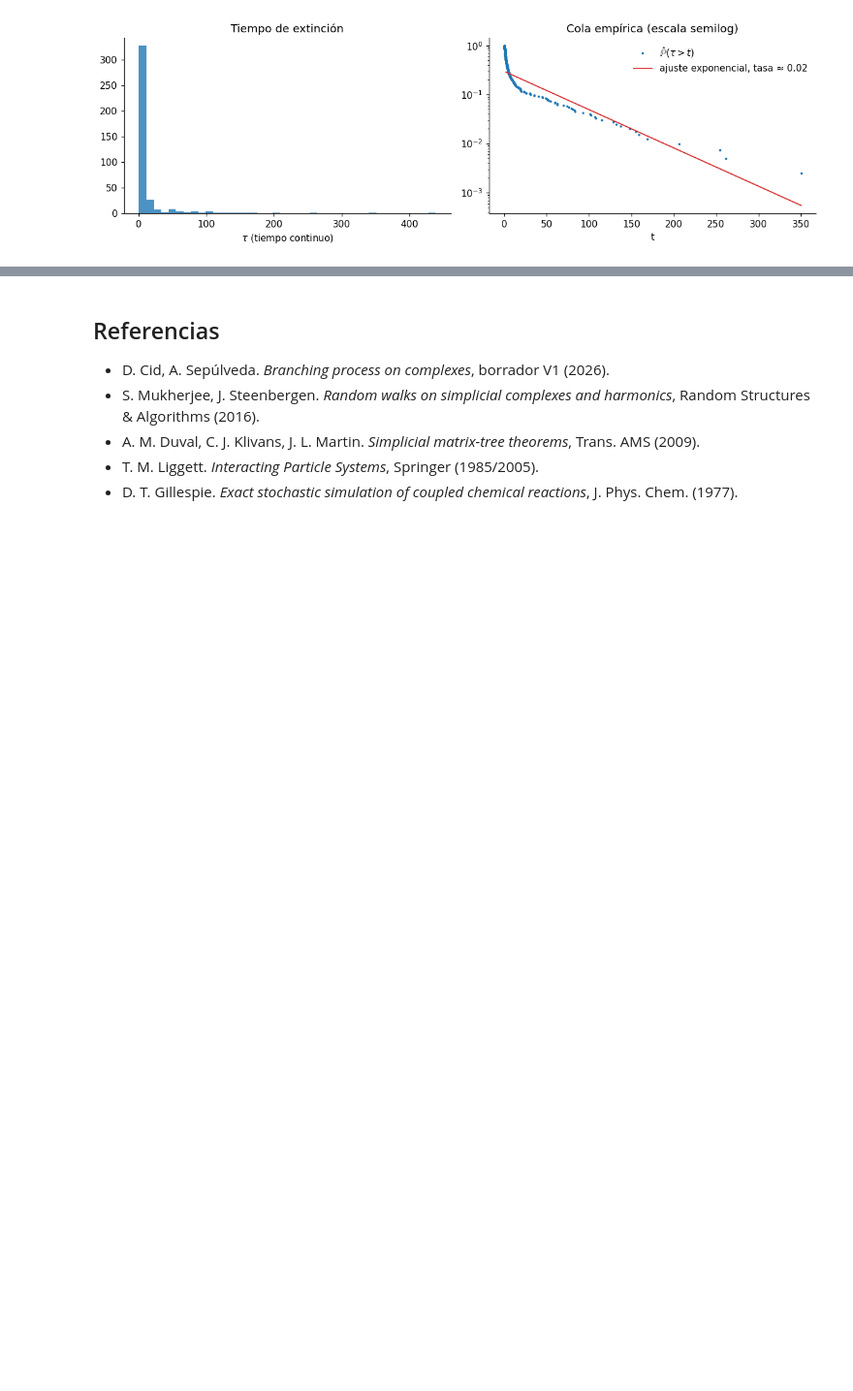
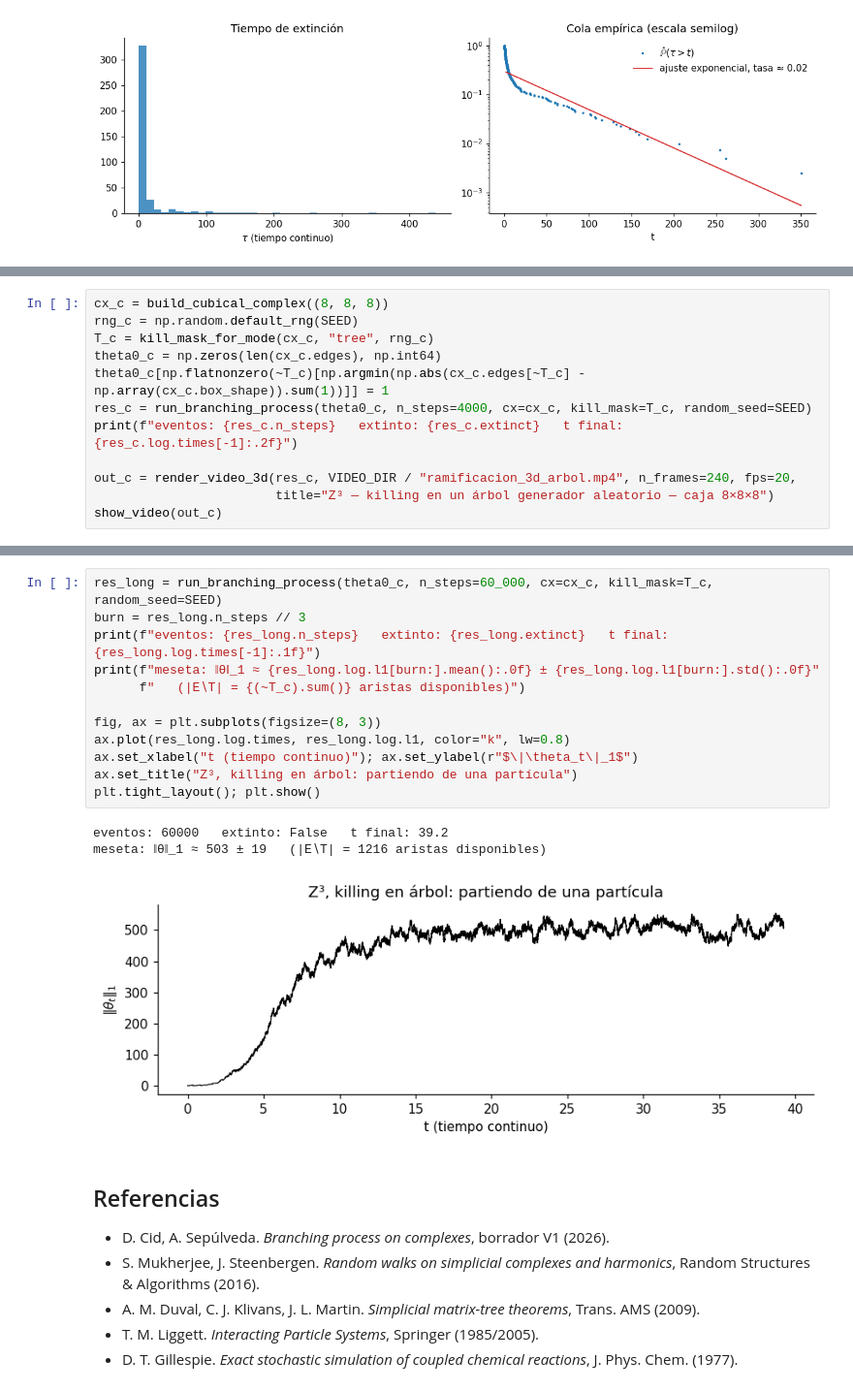
Before and after one commit to martinmaturana777/Branching-Process-Complexes, a Jupyter notebook: branching_process_complexes.ipynb, the cells around one changed output, grey strips where cells are left out. Shown at 97% size. Drawn from its saved outputs; the diff is of its cells as text; blank space fills up the shorter version.

```diff
--- a/branching_process_complexes.ipynb
+++ b/branching_process_complexes.ipynb
@@ -1036,0 +1232,12 @@ réplicas extintas: 100%   E[τ] ≈ 14.561   mediana de eventos = 8
+# %%
+cx_c = build_cubical_complex((8, 8, 8))
+rng_c = np.random.default_rng(SEED)
+T_c = kill_mask_for_mode(cx_c, "tree", rng_c)
+theta0_c = np.zeros(len(cx_c.edges), np.int64)
+theta0_c[np.flatnonzero(~T_c)[np.argmin(np.abs(cx_c.edges[~T_c] - np.array(cx_c.box_shape)).sum(1))]] = 1
+res_c = run_branching_process(theta0_c, n_steps=4000, cx=cx_c, kill_mask=T_c, random_seed=SEED)
+print(f"eventos: {res_c.n_steps}   extinto: {res_c.extinct}   t final: {res_c.log.times[-1]:.2f}")
+
+out_c = render_video_3d(res_c, VIDEO_DIR / "ramificacion_3d_arbol.mp4", n_frames=240, fps=20,
+                        title="Z³ — killing en un árbol generador aleatorio — caja 8×8×8")
+show_video(out_c)
@@ -1037,3 +1287,19 @@ réplicas extintas: 100%   E[τ] ≈ 14.561   mediana de eventos = 8
+# %%
+res_long = run_branching_process(theta0_c, n_steps=60_000, cx=cx_c, kill_mask=T_c, random_seed=SEED)
+burn = res_long.n_steps // 3
+print(f"eventos: {res_long.n_steps}   extinto: {res_long.extinct}   t final: {res_long.log.times[-1]:.1f}")
+print(f"meseta: ‖θ‖_1 ≈ {res_long.log.l1[burn:].mean():.0f} ± {res_long.log.l1[burn:].std():.0f}"
+      f"   (|E∖T| = {(~T_c).sum()} aristas disponibles)")
+
+fig, ax = plt.subplots(figsize=(8, 3))
+ax.plot(res_long.log.times, res_long.log.l1, color="k", lw=0.8)
+ax.set_xlabel("t (tiempo continuo)"); ax.set_ylabel(r"$\|\theta_t\|_1$")
+ax.set_title("Z³, killing en árbol: partiendo de una partícula")
+plt.tight_layout(); plt.show()
+# %% [output]
+eventos: 60000   extinto: False   t final: 39.2
+meseta: ‖θ‖_1 ≈ 503 ± 19   (|E∖T| = 1216 aristas disponibles)
+[figure, added]
 # %% [markdown]
 ## Referencias
 
```
Also changed, not shown: parts of 9 cells of this notebook, 2 other files.
